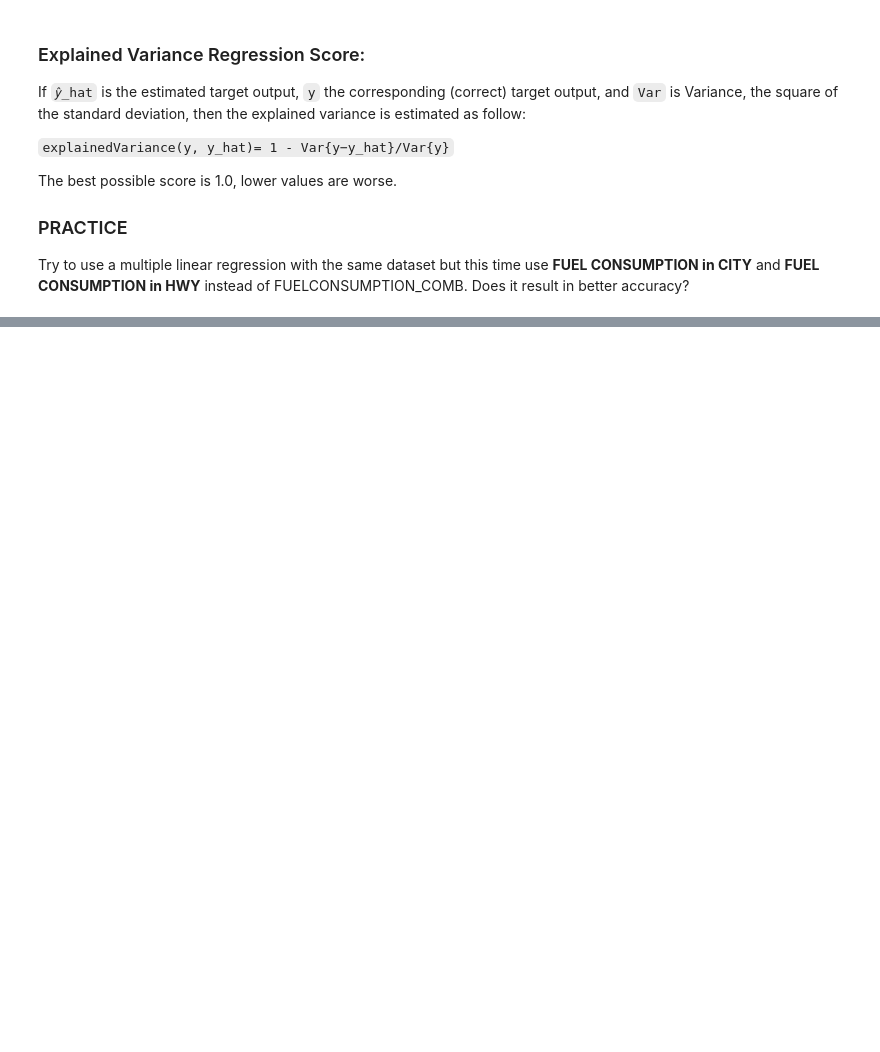
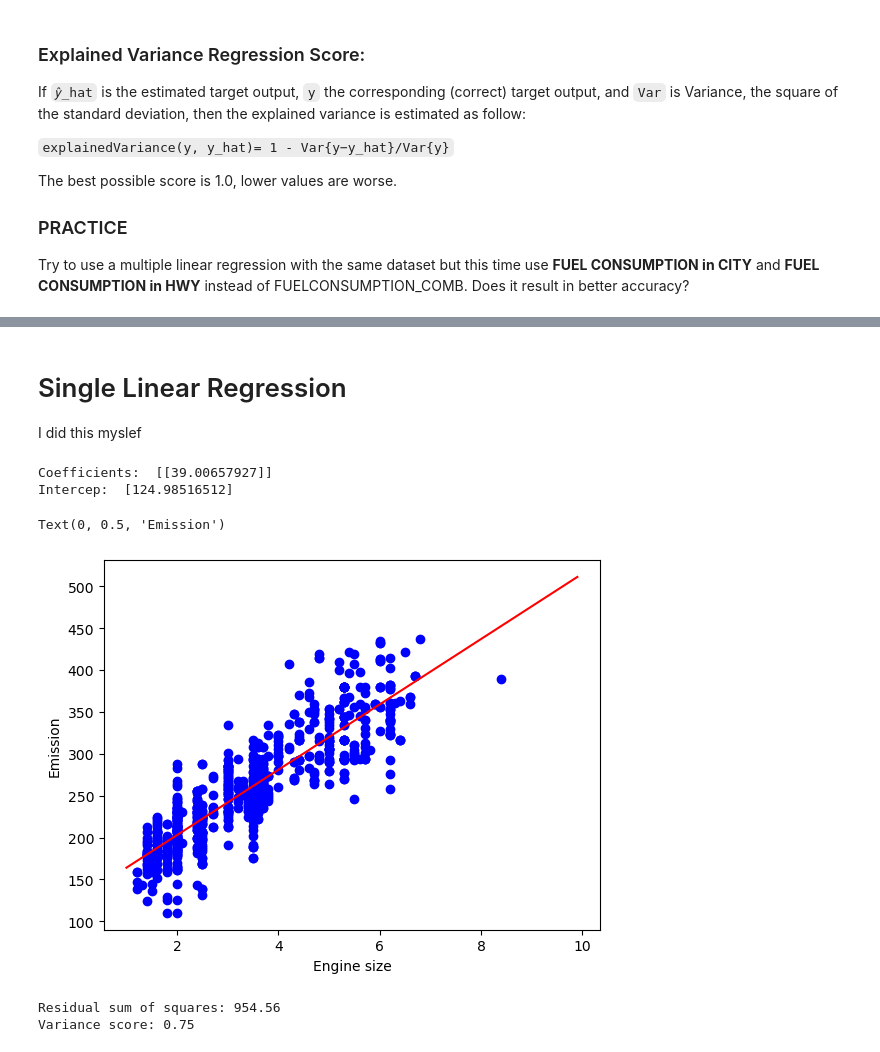
Before and after one commit to Aljoja/IBM-ML-Python, a Jupyter notebook: Week 2/MultipleLinearRegression.ipynb, the cells around one changed output, grey strips where cells are left out. Drawn from its saved outputs; the diff is of its cells as text; code cells hidden in the pictures; blank space fills up the shorter version.

```diff
--- a/Week 2/MultipleLinearRegression.ipynb
+++ b/Week 2/MultipleLinearRegression.ipynb
@@ -148,0 +151,37 @@ Variance score: 0.86
+# %% [markdown]
+# Single Linear Regression
+I did this myslef
+# %%
+from sklearn import linear_model
+regrsing = linear_model.LinearRegression()
+xx = np.asanyarray(train[['ENGINESIZE']])
+yy = np.asanyarray(train[['CO2EMISSIONS']])
+regrsing.fit (xx, yy)
+# The coefficients
+print ('Coefficients: ', regrsing.coef_)
+print ('Intercep: ', regrsing.intercept_)
+# %% [output]
+Coefficients:  [[39.00657927]]
+Intercep:  [124.98516512]
+# %%
+# perche non funziona?
+plt.scatter(train.ENGINESIZE, train.CO2EMISSIONS,  color='blue')
+XX = np.arange(1.0, 10.0, 0.1)
+yy = regrsing.intercept_[0]+ regrsing.coef_[0][0]*XX
+plt.plot(XX, yy, '-r' )
+plt.xlabel("Engine size")
+plt.ylabel("Emission")
+# %% [output]
+Text(0, 0.5, 'Emission')
+[figure, added]
+# %%
+# Evaluation
+
+y_= regrsing.predict(test[['ENGINESIZE']])
+x = np.asanyarray(test[['ENGINESIZE']])
+y = np.asanyarray(test[['CO2EMISSIONS']])
+print("Residual sum of squares: %.2f"% np.mean((y_ - y) ** 2))
+print('Variance score: %.2f' % regrsing.score(x, y))
+# %% [output]
+Residual sum of squares: 954.56
+Variance score: 0.75
```
Also changed, not shown: parts of 4 cells of this notebook.
